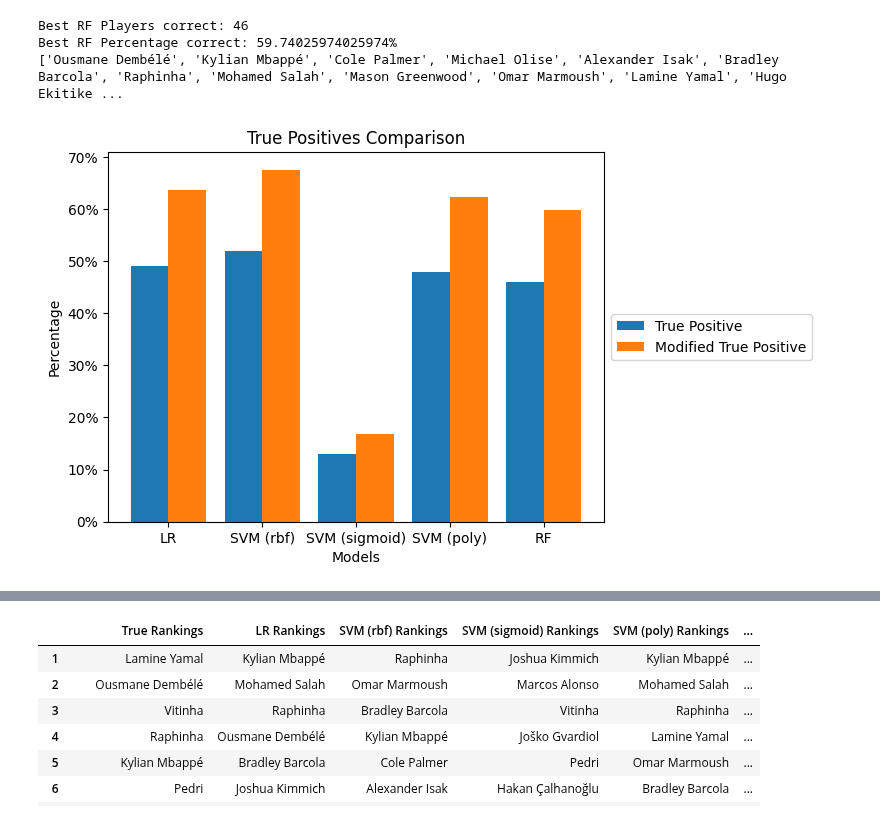
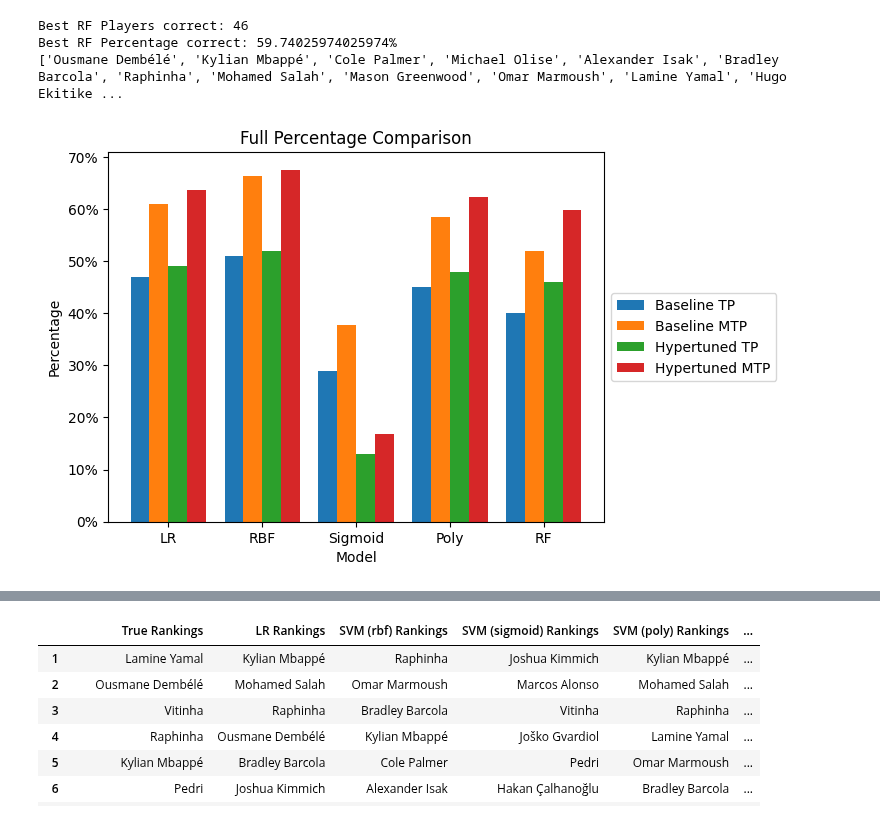
Before and after one commit to shipley7/fifa, a Jupyter notebook: FIFA.ipynb, the cells around one changed output, grey strips where cells are left out. Cells and saved outputs as stored; diff of their text form; code cells hidden in the pictures.

Commit message:
Figure Fixing

```diff
--- a/FIFA.ipynb
+++ b/FIFA.ipynb
@@ -610,29 +633,31 @@ Best RF Players correct: 46
 Best RF Percentage correct: 59.74025974025974%
 ['Ousmane Dembélé', 'Kylian Mbappé', 'Cole Palmer', 'Michael Olise', 'Alexander Isak', 'Bradley Barcola', 'Raphinha', 'Mohamed Salah', 'Mason Greenwood', 'Omar Marmoush', 'Lamine Yamal', 'Hugo Ekitike ...
 # %%
-cats = ['LR', 'SVM (rbf)', 'SVM (sigmoid)', 'SVM (poly)', 'RF'] # categories
-vals1, vals2 = [best_log_correct, best_svm_rbf_correct, best_svm_sigmoid_correct, best_svm_poly_correct, best_rf_correct], [best_log_correct / len(stars) * 100, best_svm_rbf_correct / len(stars) * 100, best_svm_sigmoid_correct / len(stars) * 100, best_svm_poly_correct / len(stars) * 100, best_rf_correct / len(stars) * 100] # custom accuracy and true accuracy
+cats2 = ['LR', 'RBF', 'Sigmoid', 'Poly', 'RF'] # categories
+vals1_2, vals2_2, vals3_2, vals4_2 = [log2_correct, rbf2_correct, sigmoid2_correct, poly2_correct, rf3_correct], [log2_correct / len(stars) * 100, rbf2_correct / len(stars) * 100, sigmoid2_correct / len(stars) * 100, poly2_correct / len(stars) * 100, rf3_correct / len(stars) * 100], [best_log_correct, best_svm_rbf_correct, best_svm_sigmoid_correct, best_svm_poly_correct, best_rf_correct], [best_log_correct / len(stars) * 100, best_svm_rbf_correct / len(stars) * 100, best_svm_sigmoid_correct / len(stars) * 100, best_svm_poly_correct / len(stars) * 100, best_rf_correct / len(stars) * 100] # custom accuracy and true accuracy
 
 # Bar width and x locations
-w, x = 0.4, np.arange(len(cats))
+w2, x2 = 0.4, np.arange(len(cats2))
 
 # Plotting a double bar graph
-fig, ax = plt.subplots()
-ax.bar(x - w/2, vals1, width=w, label='True Positive')
-ax.bar(x + w/2, vals2, width=w, label='Modified True Positive')
+fig2, ax2 = plt.subplots()
+ax2.bar(x2 - w2 + (w2 / 4), vals1_2, width = w2 / 2, label = 'Baseline TP')
+ax2.bar(x2 - (w2 / 2) + (w2 / 4), vals2_2, width = w2 / 2, label = 'Baseline MTP')
+ax2.bar(x2 + (w2 / 2) - (w2 / 4), vals3_2, width = w2 / 2, label = 'Hypertuned TP')
+ax2.bar(x2 + w2 - (w2 / 4), vals4_2, width = w2 / 2, label = 'Hypertuned MTP')
 
 # Formatting the plot
-ax.set_xticks(x)
-ax.set_xticklabels(cats)
-ax.set_xlabel('Models')
-ax.yaxis.set_major_formatter(mtick.PercentFormatter())
-ax.set_ylabel('Percentage')
-ax.set_title('True Positives Comparison')
-ax.legend(loc='center left', bbox_to_anchor=(1, 0.5))
+ax2.set_xticks(x2)
+ax2.set_xticklabels(cats2)
+ax2.set_xlabel('Model')
+ax2.yaxis.set_major_formatter(mtick.PercentFormatter())
+ax2.set_ylabel('Percentage')
+ax2.set_title('Full Percentage Comparison')
+ax2.legend(loc='center left', bbox_to_anchor=(1, 0.5))
 
 plt.show()
 # %% [output]
-[figure, old version]
+[figure, new version]
 # %%
 log_coefficients = best_log.coef_[0] # get the coefficients from the best log model
 
```
Also changed, not shown: parts of 6 cells of this notebook.
